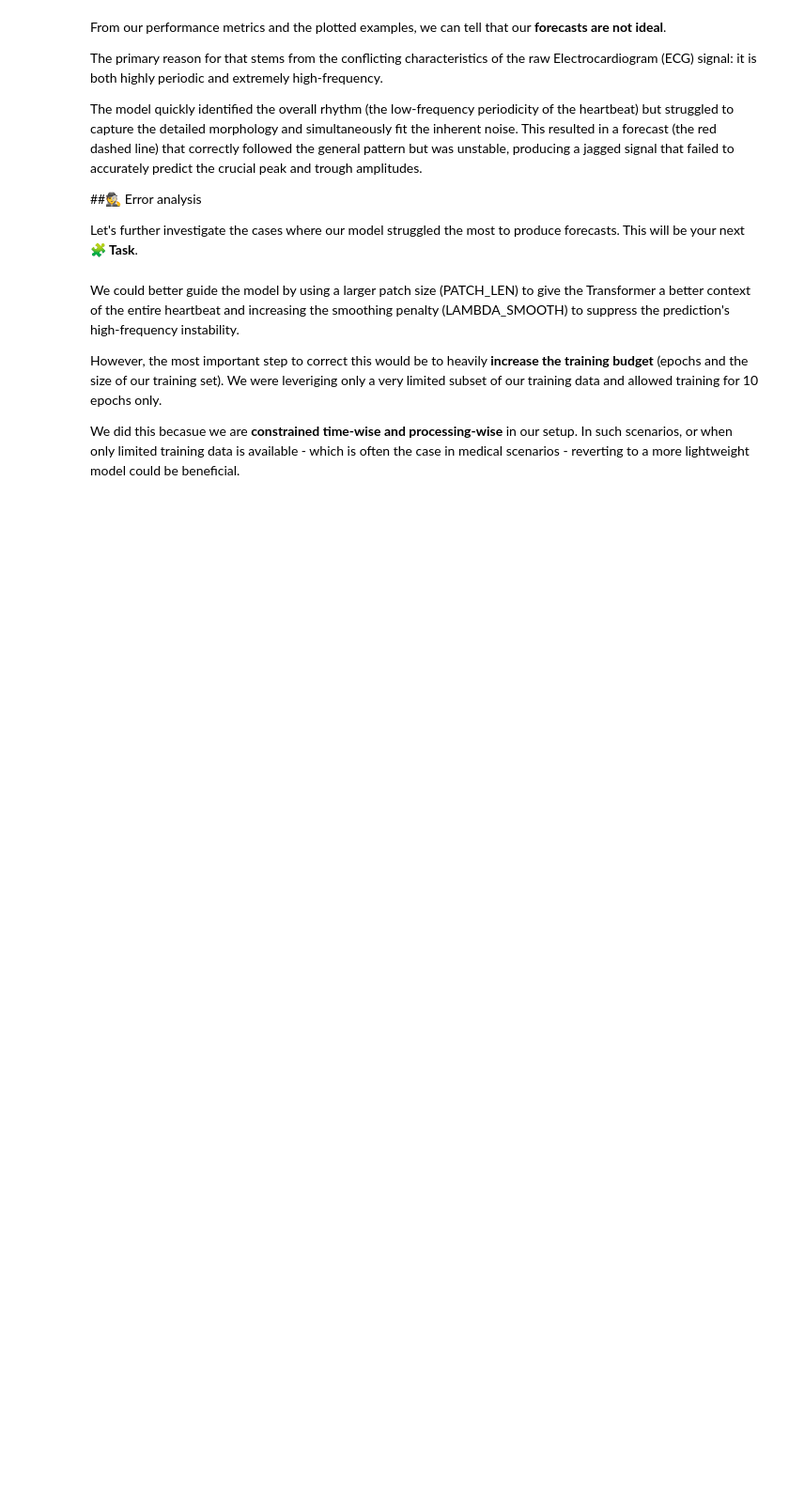
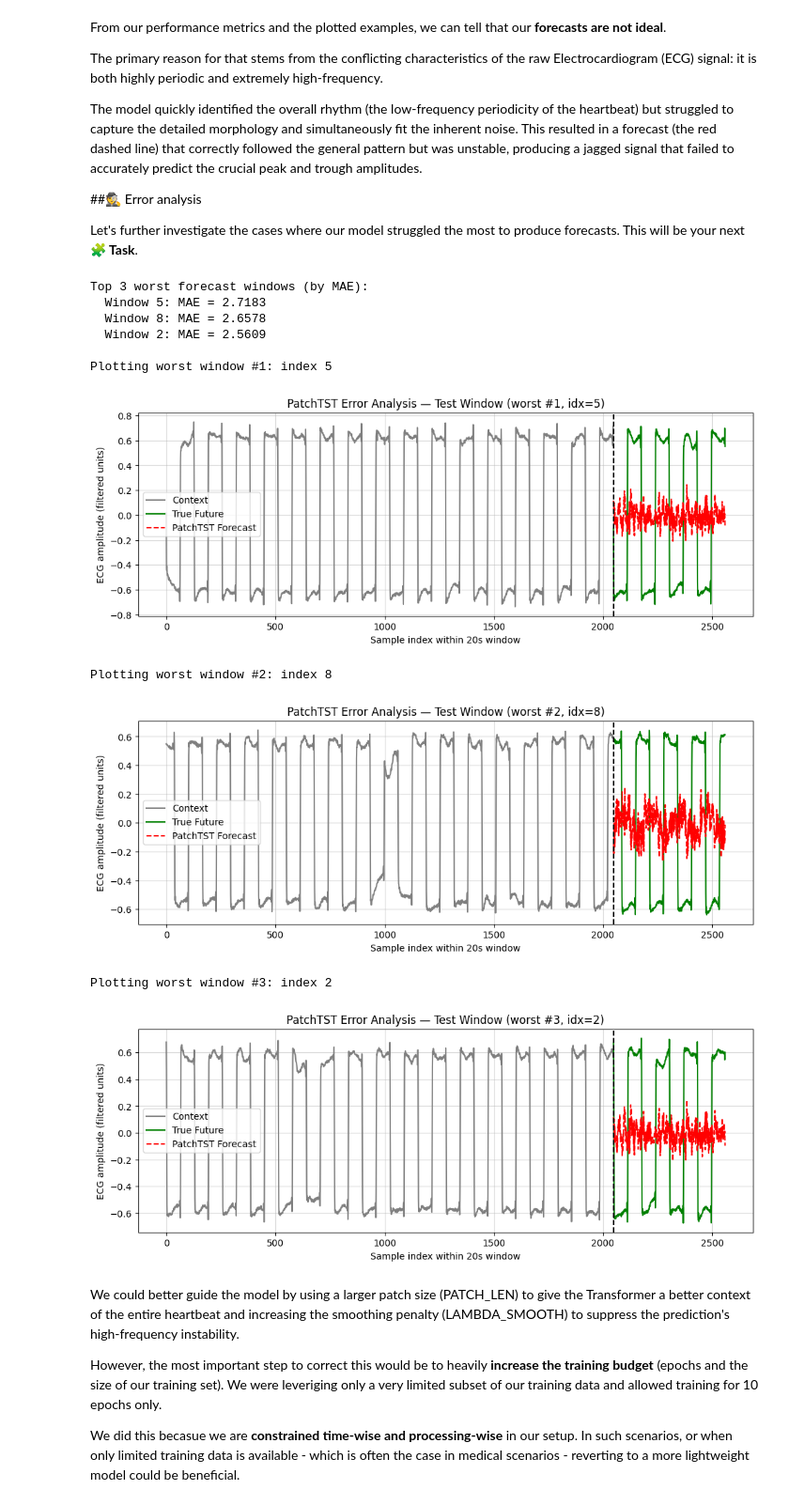
Before and after one commit to dustindobry/AIMA, a Jupyter notebook: week_10_time_series_analysis.ipynb, the cells around one changed output. Shown at 94% size. Saved outputs shown, nothing was run; the diff lists cells and outputs as text; code cells hidden in the pictures; blank space fills up the shorter version.

```diff
--- a/week_10_time_series_analysis.ipynb
+++ b/week_10_time_series_analysis.ipynb
@@ -2266,20 +2270,26 @@ def per_window_mae(y_true_scaled, y_pred_scaled, top_k=3):
         Indices of the top_k worst windows (highest MAE),
         sorted from worst to less-worst
     """
+    y_true_scaled = np.asarray(y_true_scaled)
+    y_pred_scaled = np.asarray(y_pred_scaled)
 
     # TODO 1:
     # Compute MAE *per window* (mean over forecast dimension)
     # Hint: axis=1
-    errors = None
+    errors = np.mean(np.abs(y_true_scaled - y_pred_scaled), axis=1)
 
     # TODO 2:
     # Find indices of the top_k largest errors
     # Hint: np.argsort
-    worst_indices = None
+    top_k = min(top_k, len(errors))
+    worst_indices = np.argsort(errors)[-top_k:][::-1]
 
     # TODO 3:
     # Print the worst windows and their MAE values
     # (format is up to you)
+    print(f"Top {top_k} worst forecast windows (by MAE):")
+    for idx in worst_indices:
+        print(f"  Window {idx}: MAE = {errors[idx]:.4f}")
 
     return errors, worst_indices
 
@@ -2319,33 +2329,45 @@ def plot_test_window(idx, rank=None):
         true_future,
         color="green",
         label="True Future",
     )
     plt.plot(
         range(CONTEXT_SAMPLES, CONTEXT_SAMPLES + FORECAST_SAMPLES),
         pred_future,
         color="red",
         linestyle="--",
         label="PatchTST Forecast",
     )
     plt.axvline(CONTEXT_SAMPLES, color="black", linestyle="--")
     plt.xlabel("Sample index within 20s window")
     plt.ylabel("ECG amplitude (filtered units)")
     title_suffix = f"(worst #{rank}, idx={idx})" if rank is not None else f"(idx={idx})"
     plt.title(f"PatchTST Error Analysis — Test Window {title_suffix}")
     plt.legend()
     plt.grid(True, alpha=0.5)
     plt.show()
 
 # ------------------------------------------------------------
 # 7.3 Run analysis + plot worst windows
 # ------------------------------------------------------------
 window_errors, worst_indices = per_window_mae(y_true_test, y_pred_test, top_k=3)
 
 if worst_indices.size == 0:
     print("⚠️ No windows available to plot.")
 else:
     for rank, idx in enumerate(worst_indices, start=1):
         plot_test_window(idx, rank=rank)
+# %% [output]
+Top 3 worst forecast windows (by MAE):
+  Window 5: MAE = 2.7183
+  Window 8: MAE = 2.6578
+  Window 2: MAE = 2.5609
+
+Plotting worst window #1: index 5
+[figure, added]
+Plotting worst window #2: index 8
+[figure, added]
+Plotting worst window #3: index 2
+[figure, added]
 # %% [markdown]
 We could better guide the model by using a larger patch size (PATCH_LEN) to give the Transformer a better context of the entire heartbeat and increasing the smoothing penalty (LAMBDA_SMOOTH) to suppress the prediction's high-frequency instability.
 
```
Also changed, not shown: parts of 9 cells of this notebook.
